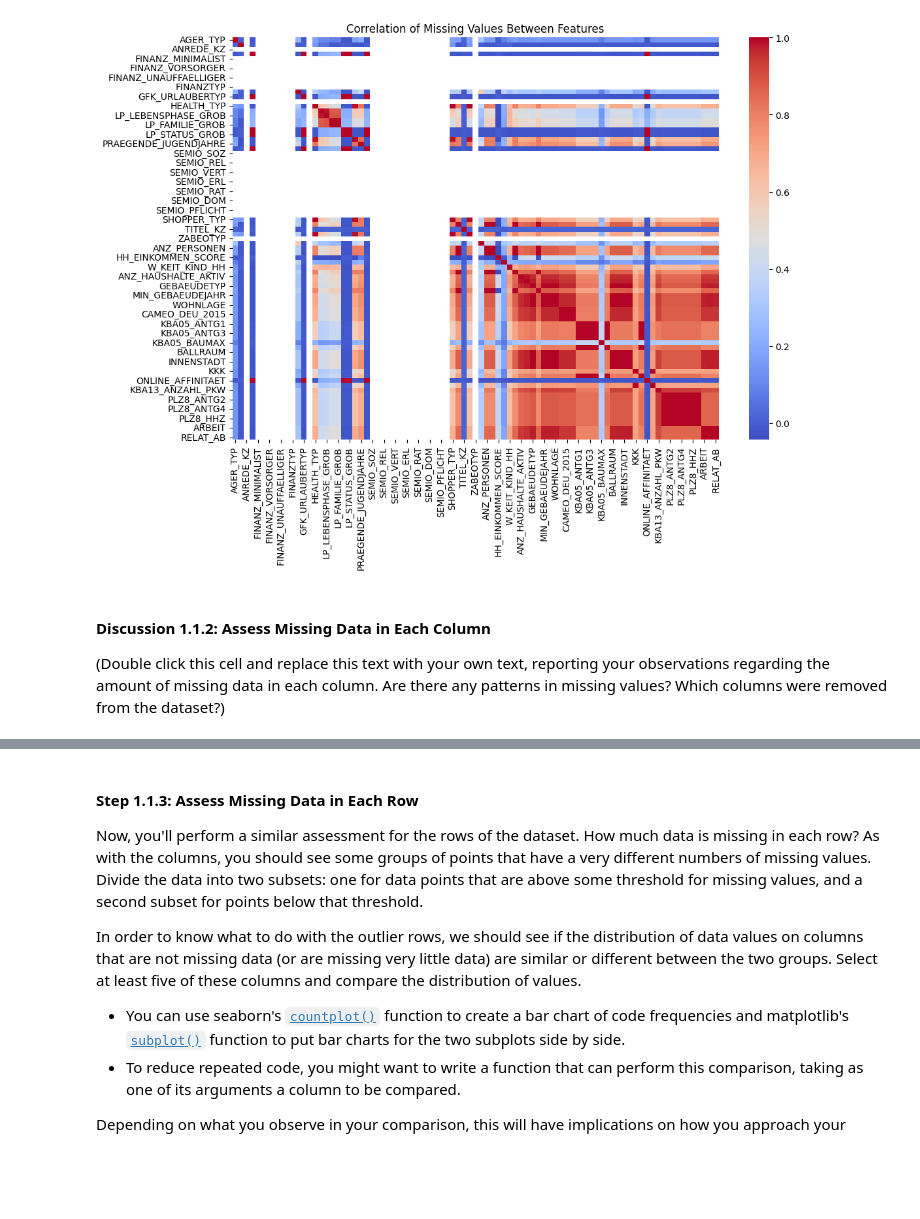
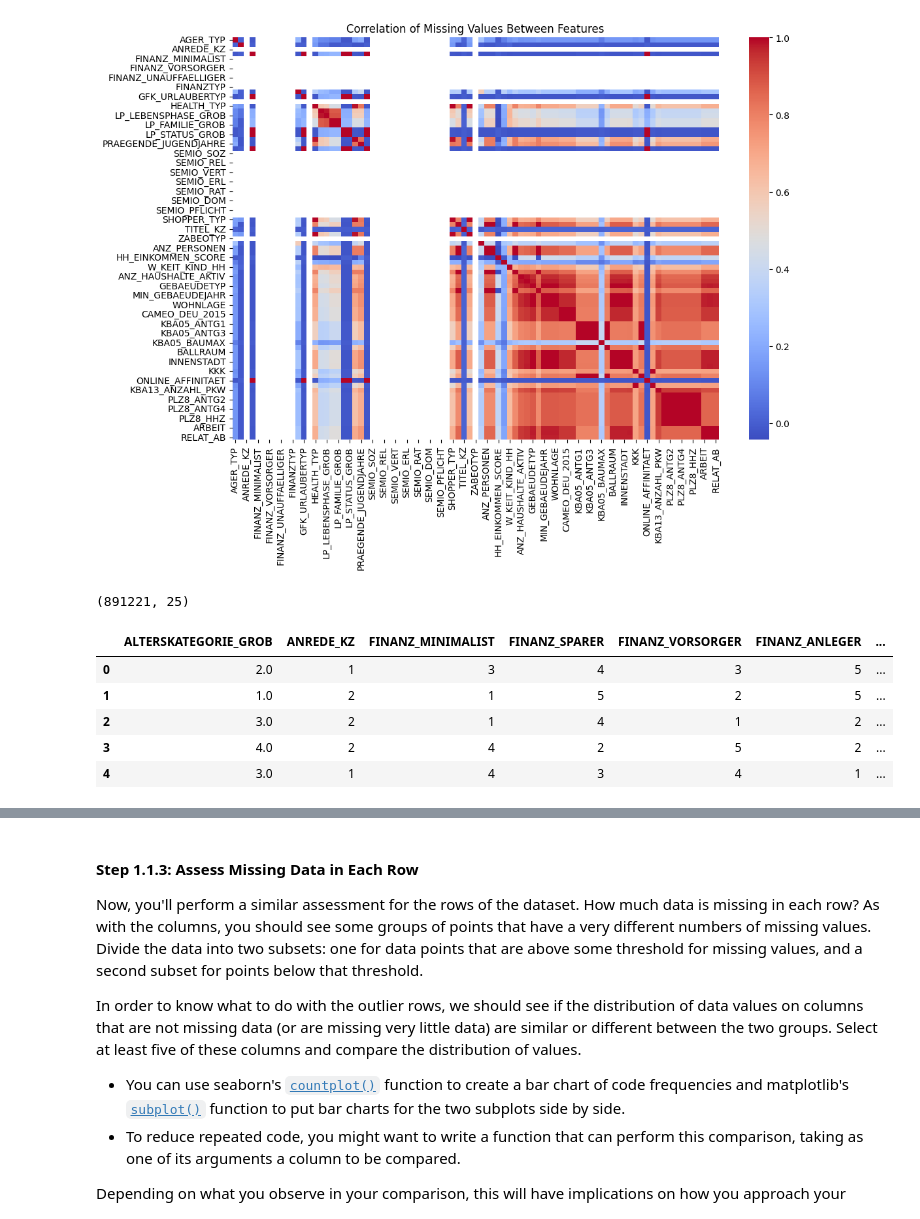
Before and after one commit to mo-matar/Identify-Customer-Segments-Unsupervised-Learning-Project, a Jupyter notebook: Identify_Customer_Segments.ipynb, the cells around one changed output, grey strips where cells are left out. Saved outputs shown, nothing was run; the diff lists cells and outputs as text; code cells hidden in the pictures; blank space fills up the shorter version.

```diff
--- a/Identify_Customer_Segments.ipynb
+++ b/Identify_Customer_Segments.ipynb
@@ -268,7 +268,16 @@ plt.show()
 # %%
 # Remove the outlier columns from the dataset. (You'll perform other data
 # engineering tasks such as re-encoding and imputation later.)
+threshold = 0.5
+outlier_columns = missing_percent[missing_percent > threshold].index
+demographics_cleaned = demographics_replaced.drop(columns=outlier_columns)
+print(demographics_cleaned.shape)
+demographics_cleaned.head()
+# %% [output]
+(891221, 25)
+|  | ALTERSKATEGORIE_GROB | ANREDE_KZ | FINANZ_MINIMALIST | FINANZ_SPARER | FINANZ_VORSORGER | FINANZ_ANLEGER | ... |
+| 0 | 2.0 | 1 | 3 | 4 | 3 | 5 | ... |
+| 1 | 1.0 | 2 | 1 | 5 | 2 | 5 | ... |
+| 2 | 3.0 | 2 | 1 | 4 | 1 | 2 | ... |
+| 3 | 4.0 | 2 | 4 | 2 | 5 | 2 | ... |
+| 4 | 3.0 | 1 | 4 | 3 | 4 | 1 | ... |
-# %% [markdown]
-#### Discussion 1.1.2: Assess Missing Data in Each Column
-
-(Double click this cell and replace this text with your own text, reporting your observations regarding the amount of missing data in each column. Are there any patterns in missing values? Which columns were removed from the dataset?)
```
Also changed, not shown: parts of 3 cells of this notebook.
